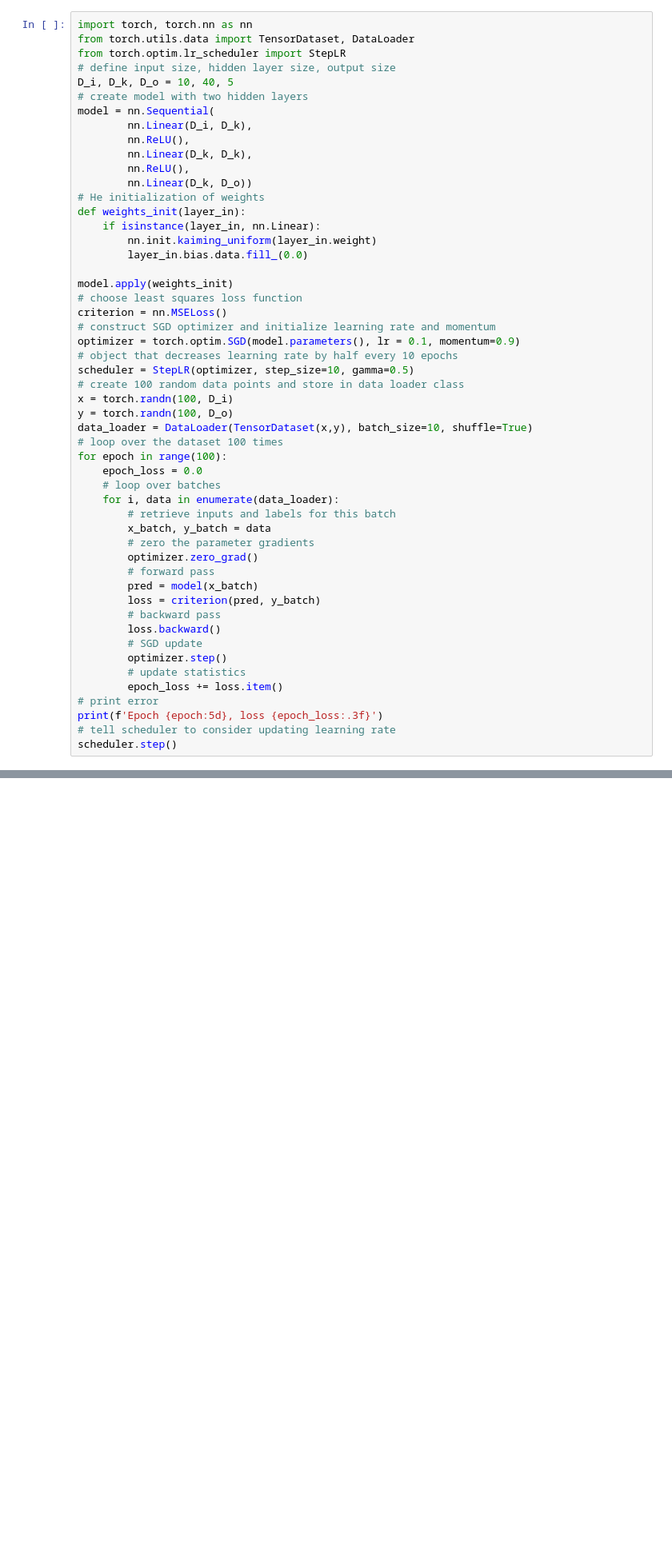
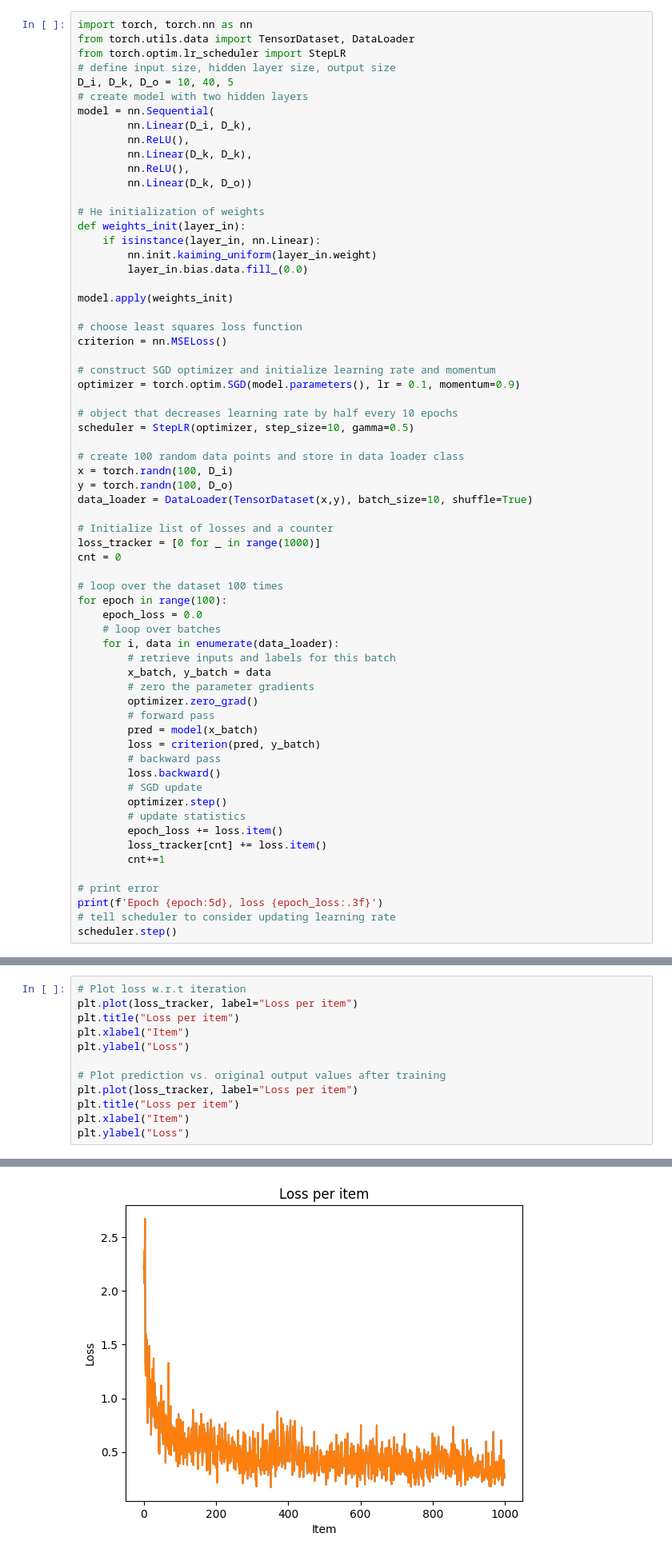
Before and after one commit to eladsimantov/Applied-ML-For-Engineers, a Jupyter notebook: HWks/HW3/HW3.ipynb, the cells around one changed output, grey strips where cells are left out. Shown at 80% size. Saved outputs shown, nothing was run; the diff lists cells and outputs as text; blank space fills up the shorter version.

```diff
--- a/HWks/HW3/HW3.ipynb
+++ b/HWks/HW3/HW3.ipynb
@@ -177,6 +203,7 @@ model = nn.Sequential(
         nn.Linear(D_k, D_k),
         nn.ReLU(),
         nn.Linear(D_k, D_o))
+
 # He initialization of weights
 def weights_init(layer_in):
     if isinstance(layer_in, nn.Linear):
@@ -184,16 +211,25 @@ def weights_init(layer_in):
         layer_in.bias.data.fill_(0.0)
 
 model.apply(weights_init)
+
 # choose least squares loss function
 criterion = nn.MSELoss()
+
 # construct SGD optimizer and initialize learning rate and momentum
 optimizer = torch.optim.SGD(model.parameters(), lr = 0.1, momentum=0.9)
+
 # object that decreases learning rate by half every 10 epochs
 scheduler = StepLR(optimizer, step_size=10, gamma=0.5)
+
 # create 100 random data points and store in data loader class
 x = torch.randn(100, D_i)
 y = torch.randn(100, D_o)
 data_loader = DataLoader(TensorDataset(x,y), batch_size=10, shuffle=True)
+
+# Initialize list of losses and a counter
+loss_tracker = [0 for _ in range(1000)]
+cnt = 0
+
 # loop over the dataset 100 times
 for epoch in range(100):
     epoch_loss = 0.0
@@ -212,6 +248,9 @@ for epoch in range(100):
         optimizer.step()
         # update statistics
         epoch_loss += loss.item()
+        loss_tracker[cnt] += loss.item()
+        cnt+=1
+
 # print error
 print(f'Epoch {epoch:5d}, loss {epoch_loss:.3f}')
 # tell scheduler to consider updating learning rate
@@ -220,0 +264,13 @@ Epoch    99, loss 3.610
+# %%
+# Plot loss w.r.t iteration
+plt.plot(loss_tracker, label="Loss per item")
+plt.title("Loss per item")
+plt.xlabel("Item")
+plt.ylabel("Loss")
+
+# Plot prediction vs. original output values after training
+plt.plot(loss_tracker, label="Loss per item")
+plt.title("Loss per item")
+plt.xlabel("Item")
+plt.ylabel("Loss")
+# %% [output]
@@ -220,0 +278 @@ Epoch    99, loss 3.610
+[figure, added]
```
Also changed, not shown: parts of 7 cells of this notebook.
